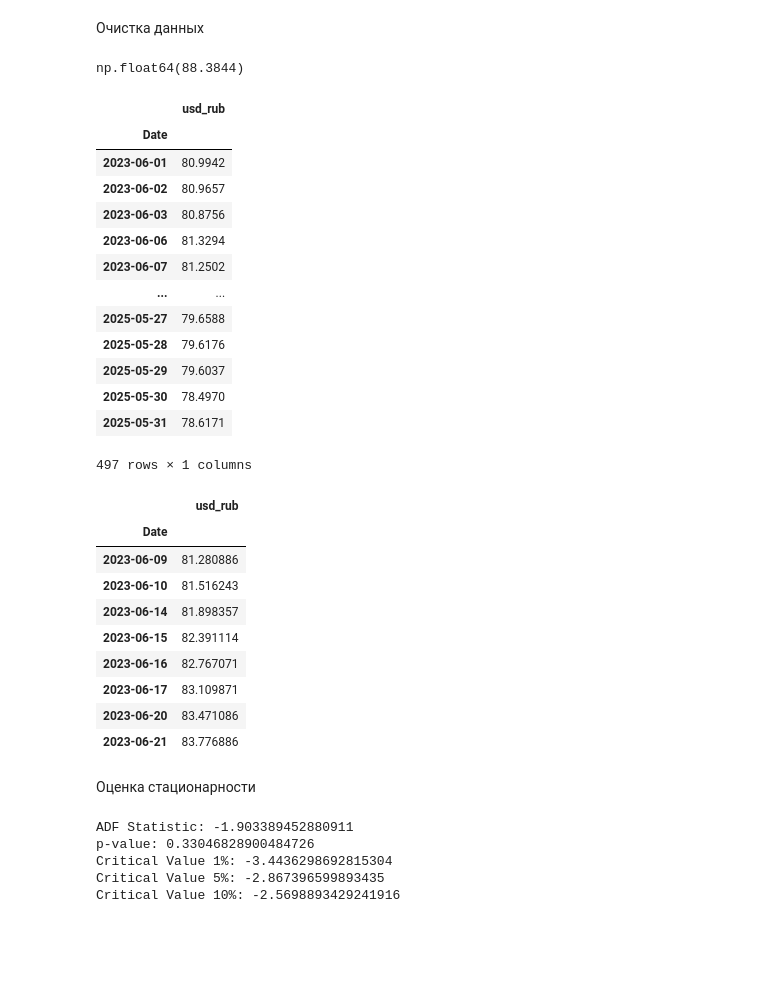
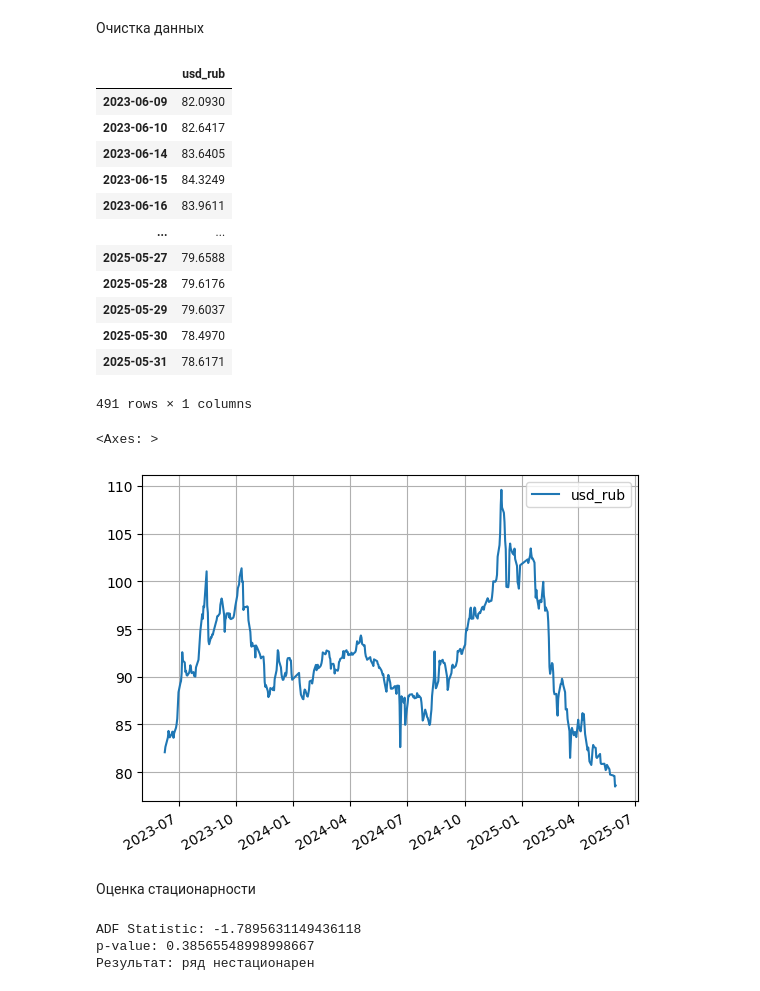
Before and after one commit to OspaNY/usd_to_rub_analysis, a Jupyter notebook: main.ipynb, the cells around one changed output. Saved outputs shown, nothing was run; the diff lists cells and outputs as text; code cells hidden in the pictures; blank space fills up the shorter version.

```diff
--- a/main.ipynb
+++ b/main.ipynb
@@ -69,60 +68,44 @@ df_cut.plot(grid=True)
 def find_anomaly(data_value, window_mean):
     diff = abs(data_value - window_mean) / data_value
     return(diff > 0.1)
-# %%
-df_cut.loc['2023-07-01', 'usd_rub']
-# %% [output]
-np.float64(88.3844)
 # %%
 w = 7
 windows = df_cut.rolling(w).mean()
 windows.dropna(inplace = True)
+df_clear = pd.DataFrame(columns=['usd_rub'])
 for date in windows.index:
     if find_anomaly(df_cut.loc[date, 'usd_rub'], windows.loc[date, 'usd_rub']):
-        print(df_cut.loc[date, 'usd_rub'])
-#    print(str(df_cut.loc[str(i)]) + ', window = ' + str(df_cut.rolling(7).mean().loc[str(i)]))
+        df_clear.loc[date] = windows.loc[date]
+    else:
+        df_clear.loc[date] = df_cut.loc[date]
+df_clear
+# %% [output]
+|  | usd_rub |
+| 2023-06-09 | 82.0930 |
+| 2023-06-10 | 82.6417 |
+| 2023-06-14 | 83.6405 |
+| 2023-06-15 | 84.3249 |
+| 2023-06-16 | 83.9611 |
+| ... | ... |
+| 2025-05-27 | 79.6588 |
+| 2025-05-28 | 79.6176 |
+| 2025-05-29 | 79.6037 |
+| 2025-05-30 | 78.4970 |
+| 2025-05-31 | 78.6171 |
+491 rows × 1 columns
-# %%
-df_cut
-# %% [output]
-|  | usd_rub |
-| Date |  |
-| 2023-06-01 | 80.9942 |
-| 2023-06-02 | 80.9657 |
-| 2023-06-03 | 80.8756 |
-| 2023-06-06 | 81.3294 |
-| 2023-06-07 | 81.2502 |
-| ... | ... |
-| 2025-05-27 | 79.6588 |
-| 2025-05-28 | 79.6176 |
-| 2025-05-29 | 79.6037 |
-| 2025-05-30 | 78.4970 |
-| 2025-05-31 | 78.6171 |
-497 rows × 1 columns
-# %%
-df_cut.rolling(7).mean().loc['2023-06-09':'2023-06-21']
-# %% [output]
-|  | usd_rub |
-| Date |  |
-| 2023-06-09 | 81.280886 |
-| 2023-06-10 | 81.516243 |
-| 2023-06-14 | 81.898357 |
-| 2023-06-15 | 82.391114 |
-| 2023-06-16 | 82.767071 |
-| 2023-06-17 | 83.109871 |
-| 2023-06-20 | 83.471086 |
-| 2023-06-21 | 83.776886 |
+# %%
+df_clear.plot(grid=True)
+# %% [output]
+<Axes: >
+[figure, added]
 # %% [markdown]
 Оценка стационарности
 # %%
-result = adfuller(df_cut['usd_rub'])
-
-print("ADF Statistic:", result[0])
-print("p-value:", result[1])
-for key, value in result[4].items():
-    print(f"Critical Value {key}: {value}")
+result = adfuller(df_clear['usd_rub'])
+print(f'ADF Statistic: {result[0]}')
+print(f'p-value: {result[1]}')
+print(f'Результат: ряд {"стационарен" if result[1] < 0.05 else "нестационарен"}')
 # %% [output]
-ADF Statistic: -1.903389452880911
-p-value: 0.33046828900484726
-Critical Value 1%: -3.4436298692815304
-Critical Value 5%: -2.867396599893435
-Critical Value 10%: -2.5698893429241916
+ADF Statistic: -1.7895631149436118
+p-value: 0.38565548998998667
+Результат: ряд нестационарен
```
Also changed, not shown: parts of 12 cells of this notebook.
